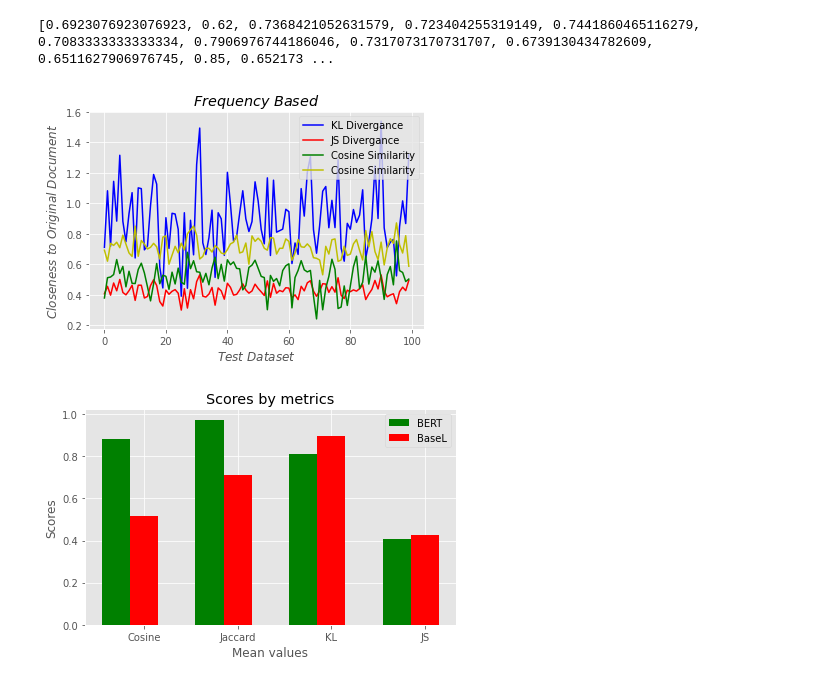
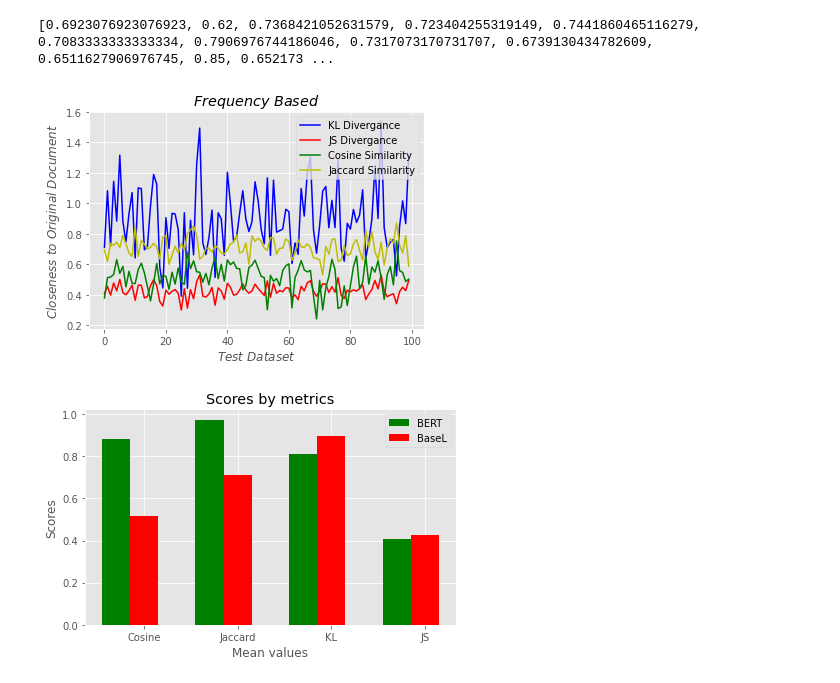
Before and after one commit to D2KLab/sumly, a Jupyter notebook: Notebooks/CosineSim.ipynb, the cells around one changed output. Cells and saved outputs as stored; diff of their text form; code cells hidden in the pictures.

Commit message:
Cosine and Jaccard Similarity

```diff
--- a/Notebooks/CosineSim.ipynb
+++ b/Notebooks/CosineSim.ipynb
@@ -601,18 +601,18 @@ print(Jac_freq)
 # %%
 import matplotlib.pyplot as plt
 plt.style.use('ggplot')
 plt.plot(kld_freq,'b',label= "KL Divergance")
 plt.plot(jsd_freq,'r',label= "JS Divergance")
 plt.plot(cos_freq,'g',label="Cosine Similarity")
-plt.plot(Jac_freq,'y',label="Cosine Similarity")
+plt.plot(Jac_freq,'y',label="Jaccard Similarity")
 plt.xlabel("$Test\ Dataset$")
 plt.ylabel("$Closeness\ to\ Original\ Document$")
 plt.title("$Frequency\  Based$")
 plt.legend(loc= "upper right")
 plt.savefig("jsd.jpg")
 plt.show()
 # %% [output]
-[figure, old version]
+[figure, new version]
 # %%
 import numpy as np
 import matplotlib.pyplot as plt
```
